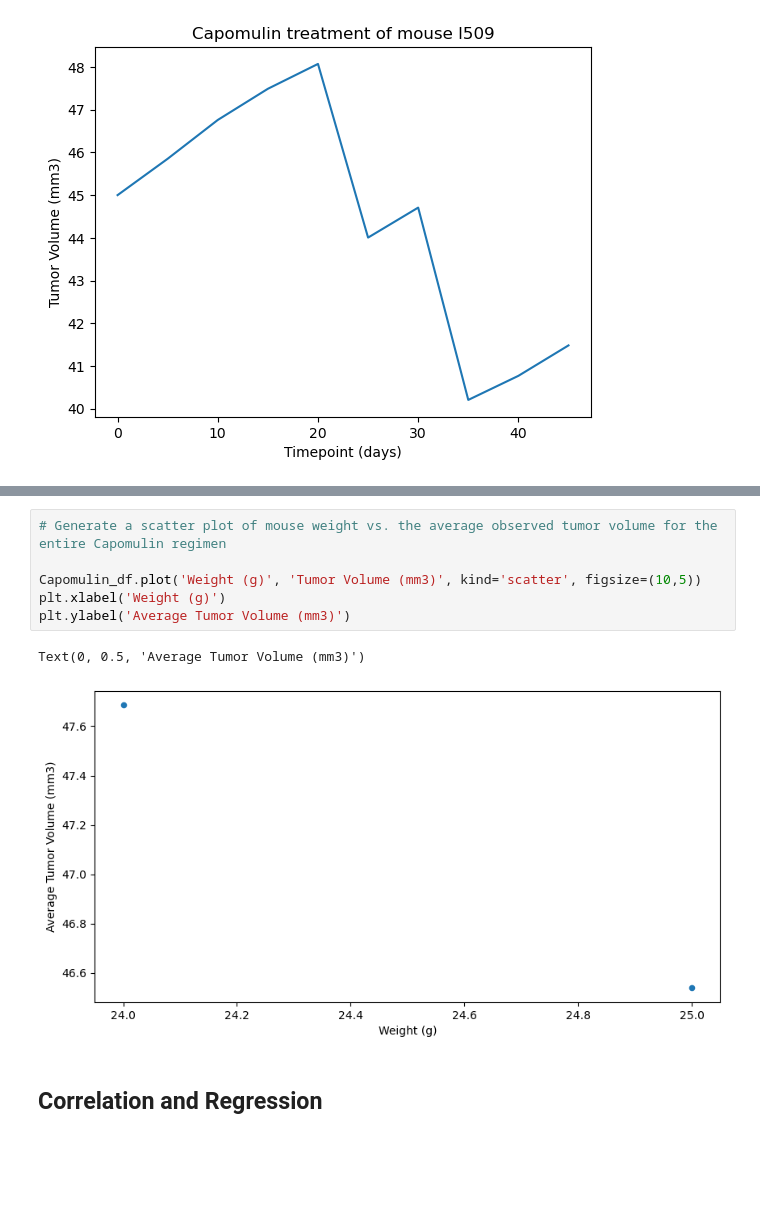
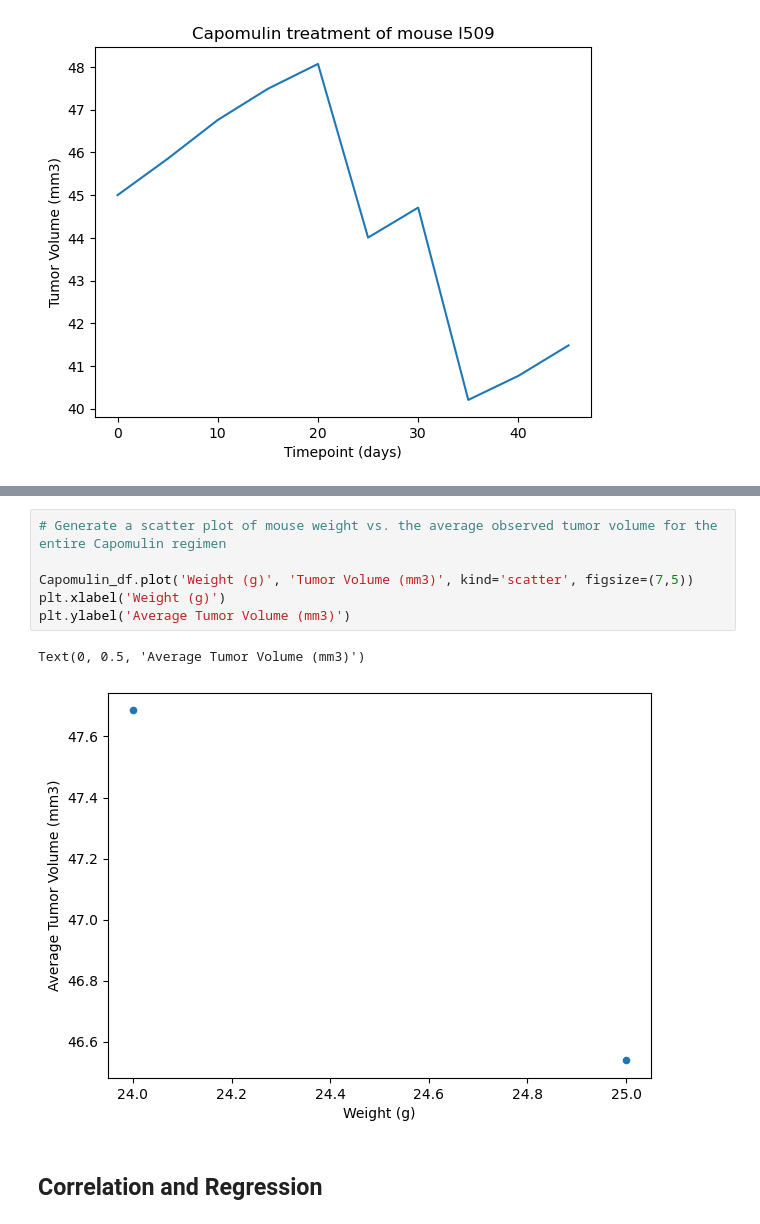
Before and after one commit to acwalker5875/DataVisualization-Challenge, a Jupyter notebook: Pymaceuticals/pymaceuticals_solution.ipynb, the cells around one changed output, grey strips where cells are left out. Saved outputs shown, nothing was run; the diff lists cells and outputs as text; blank space fills up the shorter version.

```diff
--- a/Pymaceuticals/pymaceuticals_solution.ipynb
+++ b/Pymaceuticals/pymaceuticals_solution.ipynb
@@ -249,12 +273,12 @@ Capomuin_df
 # %%
 # Generate a scatter plot of mouse weight vs. the average observed tumor volume for the entire Capomulin regimen
 
-Capomulin_df.plot('Weight (g)', 'Tumor Volume (mm3)', kind='scatter', figsize=(10,5))
+Capomulin_df.plot('Weight (g)', 'Tumor Volume (mm3)', kind='scatter', figsize=(7,5))
 plt.xlabel('Weight (g)')
 plt.ylabel('Average Tumor Volume (mm3)')
 # %% [output]
 Text(0, 0.5, 'Average Tumor Volume (mm3)')
-[figure, old version]
+[figure, new version]
 # %% [markdown]
 ## Correlation and Regression
 # %%
```
Also changed, not shown: parts of 5 cells of this notebook.
